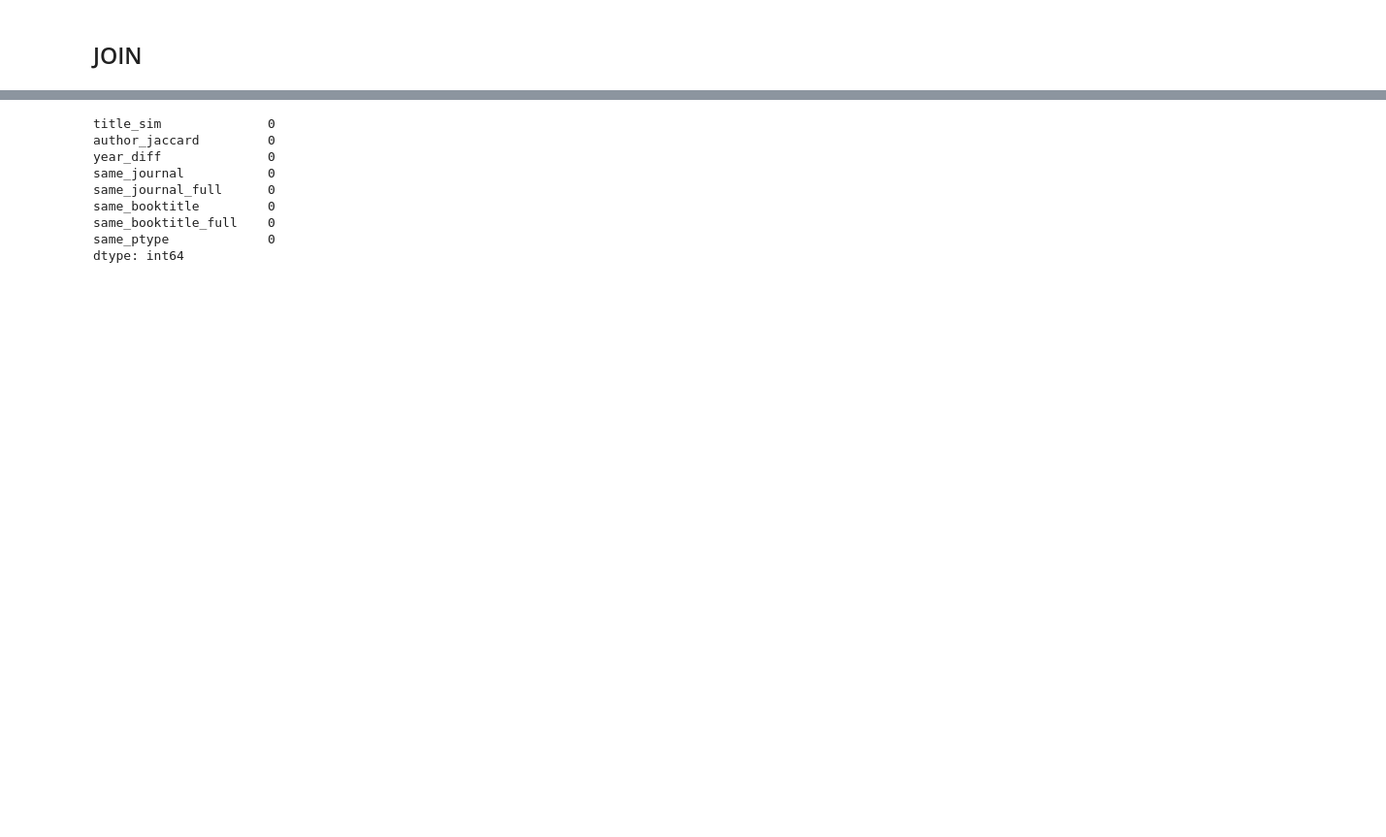
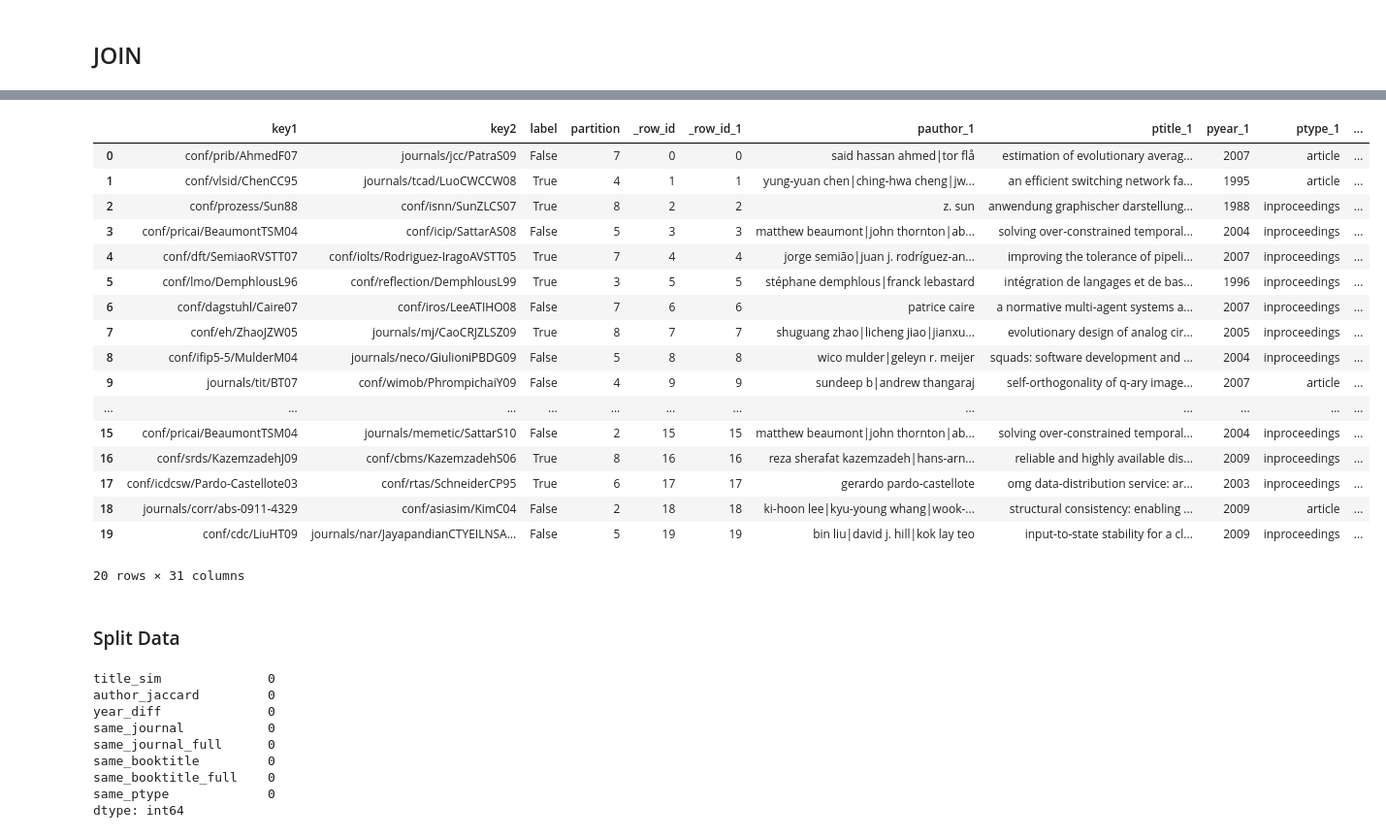
Before and after one commit to nagliskaro/big_data_g2, a Jupyter notebook: duckdb_feature_eng.ipynb, the cells around one changed output, grey strips where cells are left out. Shown at 97% size. Drawn from its saved outputs; the diff is of its cells as text; code cells hidden in the pictures; blank space fills up the shorter version.

```diff
--- a/duckdb_feature_eng.ipynb
+++ b/duckdb_feature_eng.ipynb
@@ -261,6 +375,29 @@ train_pairs["same_booktitle_full"] = (
 train_pairs["same_ptype"] = (
     train_pairs["ptype_1"] == train_pairs["ptype_2"]
 ).astype(int)
+# %%
+train_pairs.head(20)
+# %% [output]
+|  | key1 | key2 | label | partition | _row_id | _row_id_1 | pauthor_1 | ptitle_1 | pyear_1 | ptype_1 | ... |
+| 0 | conf/prib/AhmedF07 | journals/jcc/PatraS09 | False | 7 | 0 | 0 | said hassan ahmed|tor flå | estimation of evolutionary averag... | 2007 | article | ... |
+| 1 | conf/vlsid/ChenCC95 | journals/tcad/LuoCWCCW08 | True | 4 | 1 | 1 | yung-yuan chen|ching-hwa cheng|jw... | an efficient switching network fa... | 1995 | article | ... |
+| 2 | conf/prozess/Sun88 | conf/isnn/SunZLCS07 | True | 8 | 2 | 2 | z. sun | anwendung graphischer darstellung... | 1988 | inproceedings | ... |
+| 3 | conf/pricai/BeaumontTSM04 | conf/icip/SattarAS08 | False | 5 | 3 | 3 | matthew beaumont|john thornton|ab... | solving over-constrained temporal... | 2004 | inproceedings | ... |
+| 4 | conf/dft/SemiaoRVSTT07 | conf/iolts/Rodriguez-IragoAVSTT05 | True | 7 | 4 | 4 | jorge semião|juan j. rodríguez-an... | improving the tolerance of pipeli... | 2007 | inproceedings | ... |
+| 5 | conf/lmo/DemphlousL96 | conf/reflection/DemphlousL99 | True | 3 | 5 | 5 | stéphane demphlous|franck lebastard | intégration de langages et de bas... | 1996 | inproceedings | ... |
+| 6 | conf/dagstuhl/Caire07 | conf/iros/LeeATIHO08 | False | 7 | 6 | 6 | patrice caire | a normative multi-agent systems a... | 2007 | inproceedings | ... |
+| 7 | conf/eh/ZhaoJZW05 | journals/mj/CaoCRJZLSZ09 | True | 8 | 7 | 7 | shuguang zhao|licheng jiao|jianxu... | evolutionary design of analog cir... | 2005 | inproceedings | ... |
+| 8 | conf/ifip5-5/MulderM04 | journals/neco/GiulioniPBDG09 | False | 5 | 8 | 8 | wico mulder|geleyn r. meijer | squads: software development and ... | 2004 | inproceedings | ... |
+| 9 | journals/tit/BT07 | conf/wimob/PhrompichaiY09 | False | 4 | 9 | 9 | sundeep b|andrew thangaraj | self-orthogonality of q-ary image... | 2007 | article | ... |
+| ... | ... | ... | ... | ... | ... | ... | ... | ... | ... | ... | ... |
+| 15 | conf/pricai/BeaumontTSM04 | journals/memetic/SattarS10 | False | 2 | 15 | 15 | matthew beaumont|john thornton|ab... | solving over-constrained temporal... | 2004 | inproceedings | ... |
+| 16 | conf/srds/KazemzadehJ09 | conf/cbms/KazemzadehS06 | True | 8 | 16 | 16 | reza sherafat kazemzadeh|hans-arn... | reliable and highly available dis... | 2009 | inproceedings | ... |
+| 17 | conf/icdcsw/Pardo-Castellote03 | conf/rtas/SchneiderCP95 | True | 6 | 17 | 17 | gerardo pardo-castellote | omg data-distribution service: ar... | 2003 | inproceedings | ... |
+| 18 | journals/corr/abs-0911-4329 | conf/asiasim/KimC04 | False | 2 | 18 | 18 | ki-hoon lee|kyu-young whang|wook-... | structural consistency: enabling ... | 2009 | article | ... |
+| 19 | conf/cdc/LiuHT09 | journals/nar/JayapandianCTYEILNSA... | False | 5 | 19 | 19 | bin liu|david j. hill|kok lay teo | input-to-state stability for a cl... | 2009 | inproceedings | ... |
+20 rows × 31 columns
+# %% [markdown]
+### Split Data
 # %%
 features = [
     "title_sim",
```
Also changed, not shown: parts of 50 cells of this notebook, 3 other files.
